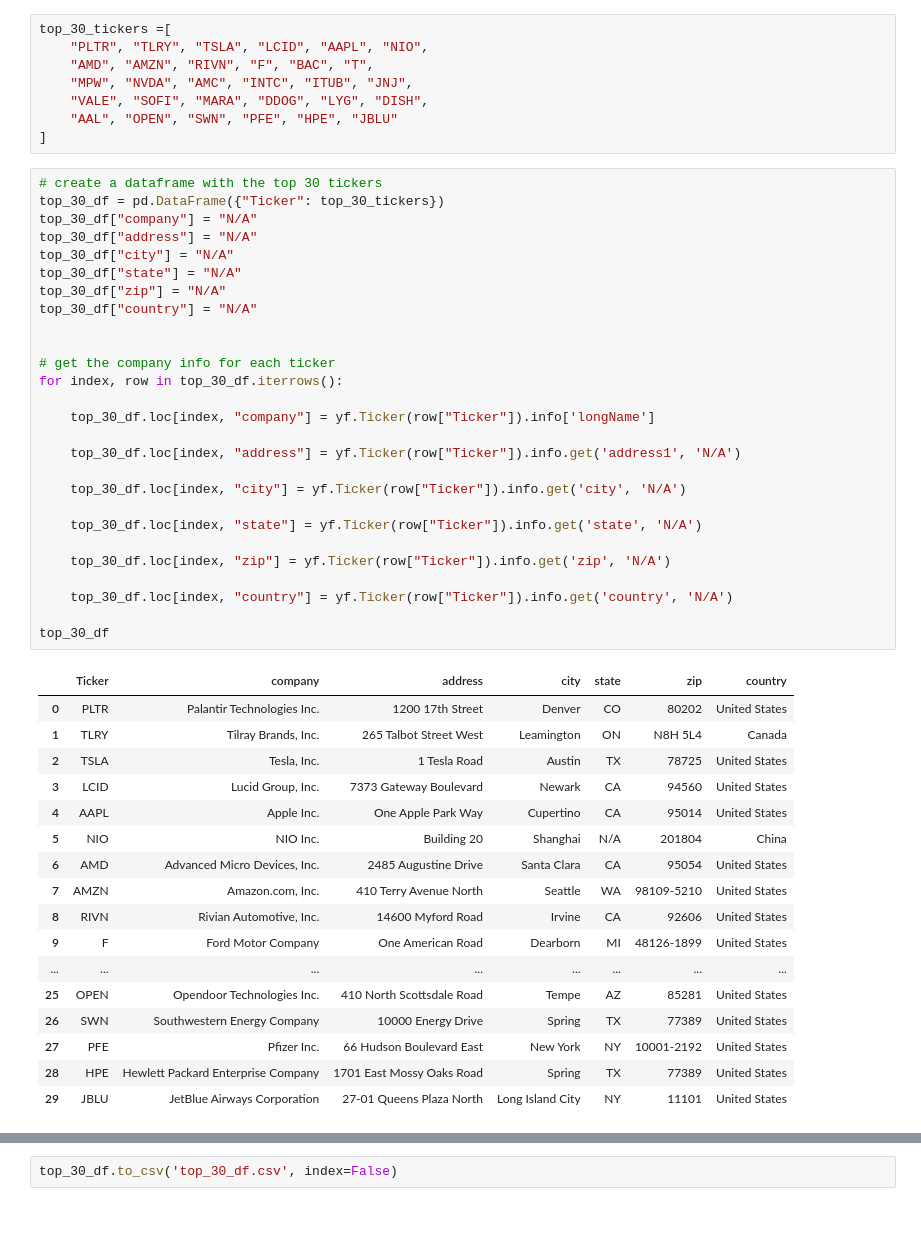
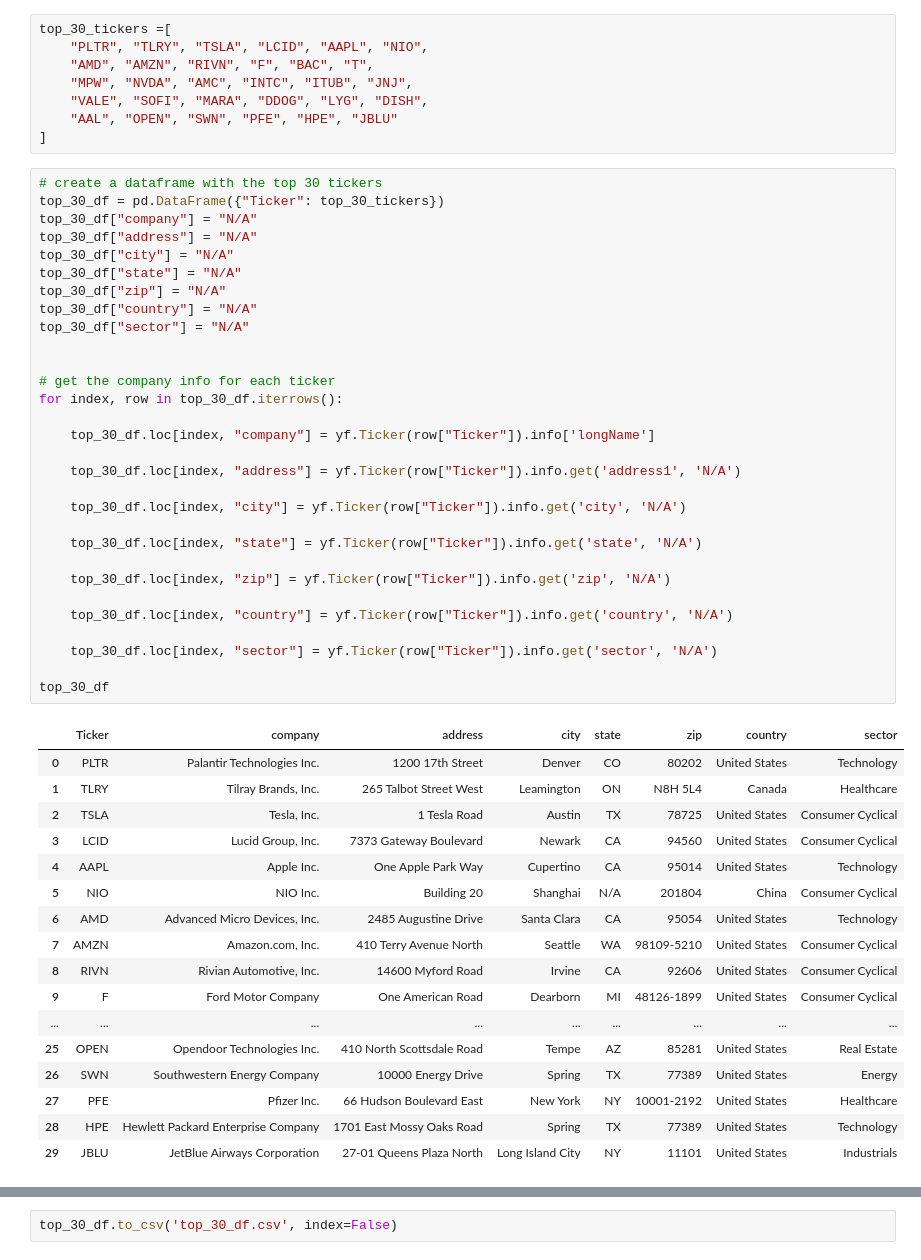
Before and after one commit to ReiannaLiu/project_1, a Jupyter notebook: data_exploration 22.24.28.ipynb, the cells around one changed output, grey strips where cells are left out. Drawn from its saved outputs; the diff is of its cells as text; blank space fills up the shorter version.

```diff
--- a/data_exploration 22.24.28.ipynb
+++ b/data_exploration 22.24.28.ipynb
@@ -16,48 +16,51 @@ top_30_tickers =[
 # %%
 # create a dataframe with the top 30 tickers
 top_30_df = pd.DataFrame({"Ticker": top_30_tickers})
 top_30_df["company"] = "N/A"
 top_30_df["address"] = "N/A"
 top_30_df["city"] = "N/A"
 top_30_df["state"] = "N/A"
 top_30_df["zip"] = "N/A"
 top_30_df["country"] = "N/A"
+top_30_df["sector"] = "N/A"
 
 
 # get the company info for each ticker
 for index, row in top_30_df.iterrows():
 
     top_30_df.loc[index, "company"] = yf.Ticker(row["Ticker"]).info['longName']
 
     top_30_df.loc[index, "address"] = yf.Ticker(row["Ticker"]).info.get('address1', 'N/A')
 
     top_30_df.loc[index, "city"] = yf.Ticker(row["Ticker"]).info.get('city', 'N/A')
 
     top_30_df.loc[index, "state"] = yf.Ticker(row["Ticker"]).info.get('state', 'N/A')
 
     top_30_df.loc[index, "zip"] = yf.Ticker(row["Ticker"]).info.get('zip', 'N/A')
 
     top_30_df.loc[index, "country"] = yf.Ticker(row["Ticker"]).info.get('country', 'N/A')
 
+    top_30_df.loc[index, "sector"] = yf.Ticker(row["Ticker"]).info.get('sector', 'N/A')
+
 top_30_df
 # %% [output]
-|  | Ticker | company | address | city | state | zip | country |
-| 0 | PLTR | Palantir Technologies Inc. | 1200 17th Street | Denver | CO | 80202 | United States |
-| 1 | TLRY | Tilray Brands, Inc. | 265 Talbot Street West | Leamington | ON | N8H 5L4 | Canada |
-| 2 | TSLA | Tesla, Inc. | 1 Tesla Road | Austin | TX | 78725 | United States |
-| 3 | LCID | Lucid Group, Inc. | 7373 Gateway Boulevard | Newark | CA | 94560 | United States |
-| 4 | AAPL | Apple Inc. | One Apple Park Way | Cupertino | CA | 95014 | United States |
-| 5 | NIO | NIO Inc. | Building 20 | Shanghai | N/A | 201804 | China |
-| 6 | AMD | Advanced Micro Devices, Inc. | 2485 Augustine Drive | Santa Clara | CA | 95054 | United States |
-| 7 | AMZN | Amazon.com, Inc. | 410 Terry Avenue North | Seattle | WA | 98109-5210 | United States |
-| 8 | RIVN | Rivian Automotive, Inc. | 14600 Myford Road | Irvine | CA | 92606 | United States |
-| 9 | F | Ford Motor Company | One American Road | Dearborn | MI | 48126-1899 | United States |
-| ... | ... | ... | ... | ... | ... | ... | ... |
-| 25 | OPEN | Opendoor Technologies Inc. | 410 North Scottsdale Road | Tempe | AZ | 85281 | United States |
-| 26 | SWN | Southwestern Energy Company | 10000 Energy Drive | Spring | TX | 77389 | United States |
-| 27 | PFE | Pfizer Inc. | 66 Hudson Boulevard East | New York | NY | 10001-2192 | United States |
-| 28 | HPE | Hewlett Packard Enterprise Company | 1701 East Mossy Oaks Road | Spring | TX | 77389 | United States |
-| 29 | JBLU | JetBlue Airways Corporation | 27-01 Queens Plaza North | Long Island City | NY | 11101 | United States |
+|  | Ticker | company | address | city | state | zip | country | sector |
+| 0 | PLTR | Palantir Technologies Inc. | 1200 17th Street | Denver | CO | 80202 | United States | Technology |
+| 1 | TLRY | Tilray Brands, Inc. | 265 Talbot Street West | Leamington | ON | N8H 5L4 | Canada | Healthcare |
+| 2 | TSLA | Tesla, Inc. | 1 Tesla Road | Austin | TX | 78725 | United States | Consumer Cyclical |
+| 3 | LCID | Lucid Group, Inc. | 7373 Gateway Boulevard | Newark | CA | 94560 | United States | Consumer Cyclical |
+| 4 | AAPL | Apple Inc. | One Apple Park Way | Cupertino | CA | 95014 | United States | Technology |
+| 5 | NIO | NIO Inc. | Building 20 | Shanghai | N/A | 201804 | China | Consumer Cyclical |
+| 6 | AMD | Advanced Micro Devices, Inc. | 2485 Augustine Drive | Santa Clara | CA | 95054 | United States | Technology |
+| 7 | AMZN | Amazon.com, Inc. | 410 Terry Avenue North | Seattle | WA | 98109-5210 | United States | Consumer Cyclical |
+| 8 | RIVN | Rivian Automotive, Inc. | 14600 Myford Road | Irvine | CA | 92606 | United States | Consumer Cyclical |
+| 9 | F | Ford Motor Company | One American Road | Dearborn | MI | 48126-1899 | United States | Consumer Cyclical |
+| ... | ... | ... | ... | ... | ... | ... | ... | ... |
+| 25 | OPEN | Opendoor Technologies Inc. | 410 North Scottsdale Road | Tempe | AZ | 85281 | United States | Real Estate |
+| 26 | SWN | Southwestern Energy Company | 10000 Energy Drive | Spring | TX | 77389 | United States | Energy |
+| 27 | PFE | Pfizer Inc. | 66 Hudson Boulevard East | New York | NY | 10001-2192 | United States | Healthcare |
+| 28 | HPE | Hewlett Packard Enterprise Company | 1701 East Mossy Oaks Road | Spring | TX | 77389 | United States | Technology |
+| 29 | JBLU | JetBlue Airways Corporation | 27-01 Queens Plaza North | Long Island City | NY | 11101 | United States | Industrials |
 # %%
 average_manager_age = []
 
```
Also changed, not shown: parts of 4 cells of this notebook, 6 other files.
